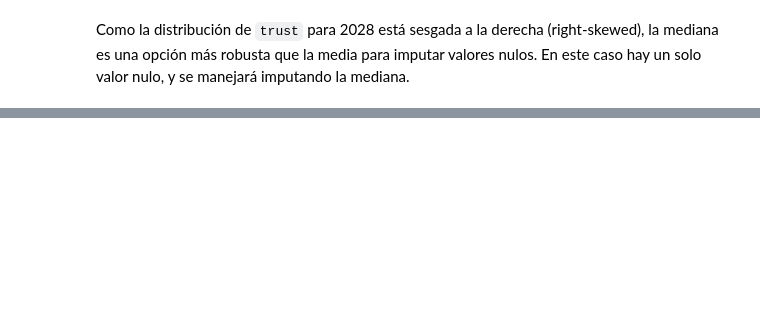
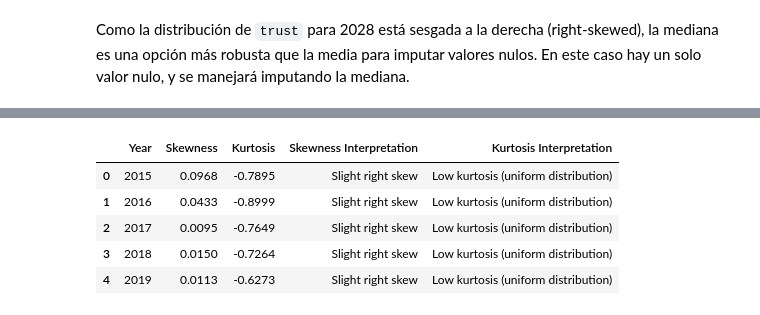
Before and after one commit to ntlg72/etl-workshop-3, a Jupyter notebook: notebooks/1.0-nlg-EDA.ipynb, the cells around one changed output, grey strips where cells are left out. Saved outputs shown, nothing was run; the diff lists cells and outputs as text; code cells hidden in the pictures; blank space fills up the shorter version.

```diff
--- a/notebooks/1.0-nlg-EDA.ipynb
+++ b/notebooks/1.0-nlg-EDA.ipynb
@@ -377,0 +489,29 @@ for year, df in dfs.items():
+# %%
+# Crear una lista para almacenar los resultados
+results = []
+
+# Calcular skewness y kurtosis para cada año
+for year, df in dfs.items():
+    data = df["happiness_score"].dropna()
+    skewness = skew(data)
+    kurt = kurtosis(data)
+
+    # Interpretaciones
+    skew_interpretation = "Slight right skew" if skewness > 0 else "Slight left skew" if skewness < 0 else "Approximately symmetric"
+    kurt_interpretation = "High kurtosis (extreme values)" if kurt > 3 else "Low kurtosis (uniform distribution)"
+
+    # Agregar resultados a la lista
+    results.append([year, round(skewness, 4), round(kurt, 4), skew_interpretation, kurt_interpretation])
+
+# Convertir la lista en un DataFrame
+table = pd.DataFrame(results, columns=["Year", "Skewness", "Kurtosis", "Skewness Interpretation", "Kurtosis Interpretation"])
+
+# Mostrar la tabla
+table
+# %% [output]
+|  | Year | Skewness | Kurtosis | Skewness Interpretation | Kurtosis Interpretation |
+| 0 | 2015 | 0.0968 | -0.7895 | Slight right skew | Low kurtosis (uniform distribution) |
+| 1 | 2016 | 0.0433 | -0.8999 | Slight right skew | Low kurtosis (uniform distribution) |
+| 2 | 2017 | 0.0095 | -0.7649 | Slight right skew | Low kurtosis (uniform distribution) |
+| 3 | 2018 | 0.0150 | -0.7264 | Slight right skew | Low kurtosis (uniform distribution) |
+| 4 | 2019 | 0.0113 | -0.6273 | Slight right skew | Low kurtosis (uniform distribution) |
```
Also changed, not shown: parts of 18 cells of this notebook.
